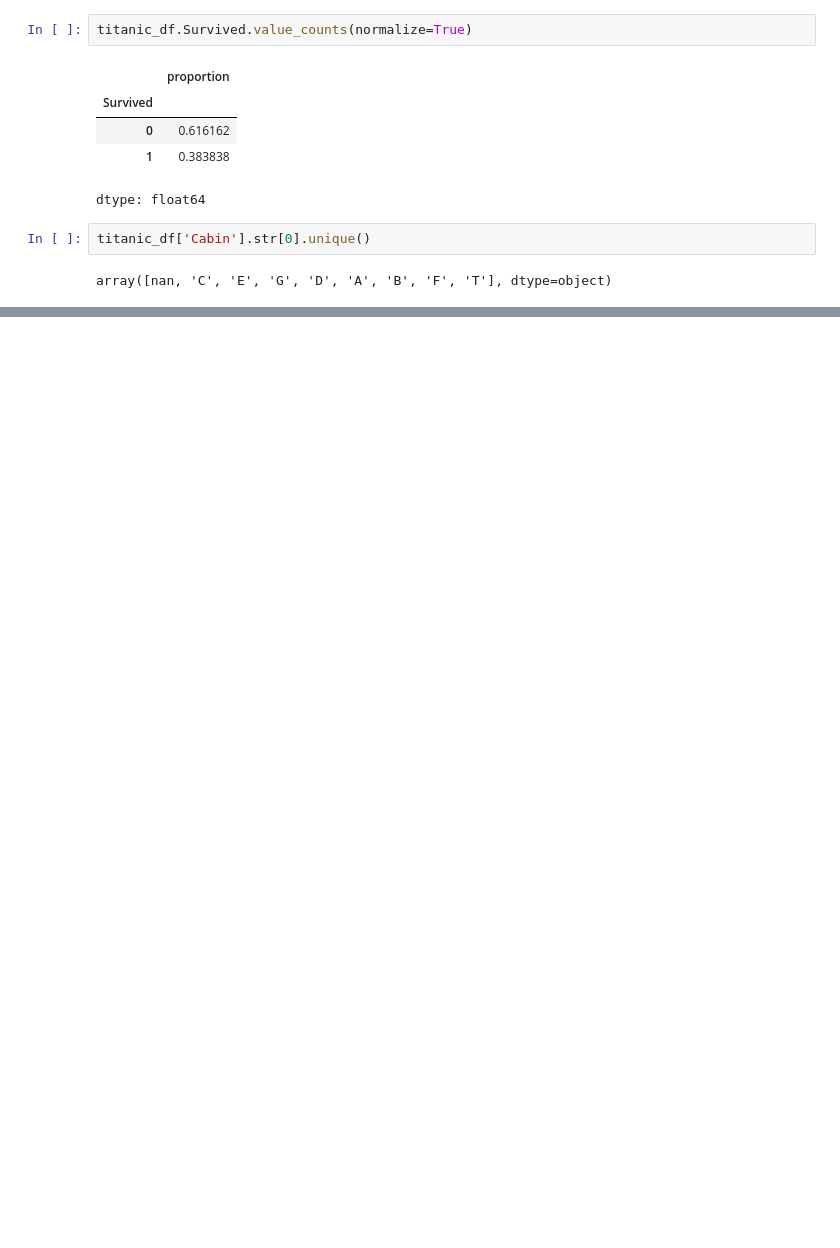
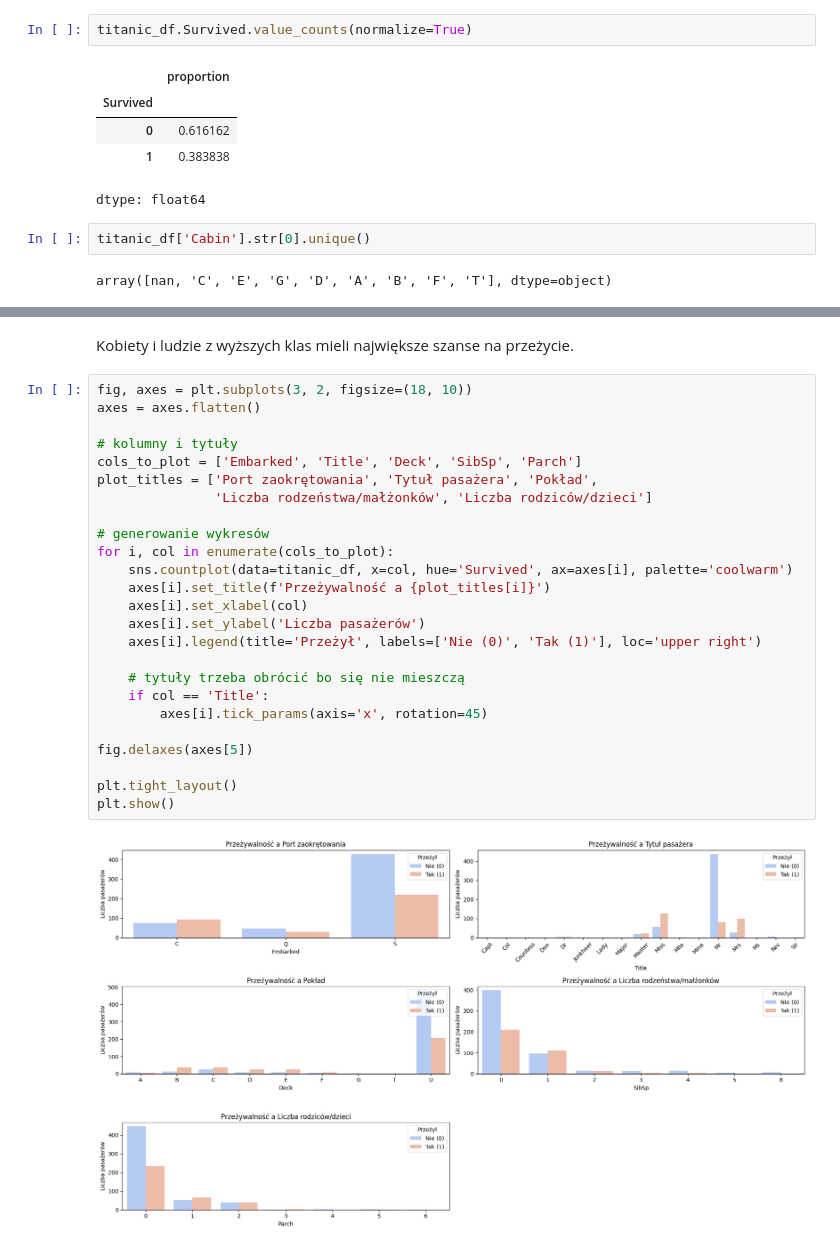
Before and after one commit to Solvro/ml-wakacyjne-wyzwanie-2026, a Jupyter notebook: 01_przetwarzanie_wizualizacja_danych/EDA_zadanie.ipynb, the cells around one changed output, grey strips where cells are left out. Saved outputs shown, nothing was run; the diff lists cells and outputs as text; blank space fills up the shorter version.

```diff
--- a/01_przetwarzanie_wizualizacja_danych/EDA_zadanie.ipynb
+++ b/01_przetwarzanie_wizualizacja_danych/EDA_zadanie.ipynb
@@ -81,0 +315,29 @@ array([nan, 'C', 'E', 'G', 'D', 'A', 'B', 'F', 'T'], dtype=object)
+# %% [markdown]
+Kobiety i ludzie z wyższych klas mieli największe szanse na przeżycie.
+# %%
+fig, axes = plt.subplots(3, 2, figsize=(18, 10))
+axes = axes.flatten()
+
+# kolumny i tytuły
+cols_to_plot = ['Embarked', 'Title', 'Deck', 'SibSp', 'Parch']
+plot_titles = ['Port zaokrętowania', 'Tytuł pasażera', 'Pokład',
+               'Liczba rodzeństwa/małżonków', 'Liczba rodziców/dzieci']
+
+# generowanie wykresów
+for i, col in enumerate(cols_to_plot):
+    sns.countplot(data=titanic_df, x=col, hue='Survived', ax=axes[i], palette='coolwarm')
+    axes[i].set_title(f'Przeżywalność a {plot_titles[i]}')
+    axes[i].set_xlabel(col)
+    axes[i].set_ylabel('Liczba pasażerów')
+    axes[i].legend(title='Przeżył', labels=['Nie (0)', 'Tak (1)'], loc='upper right')
+
+    # tytuły trzeba obrócić bo się nie mieszczą
+    if col == 'Title':
+        axes[i].tick_params(axis='x', rotation=45)
+
+fig.delaxes(axes[5])
+
+plt.tight_layout()
+plt.show()
+# %% [output]
+[figure, added]
```
Also changed, not shown: parts of 41 cells of this notebook.
